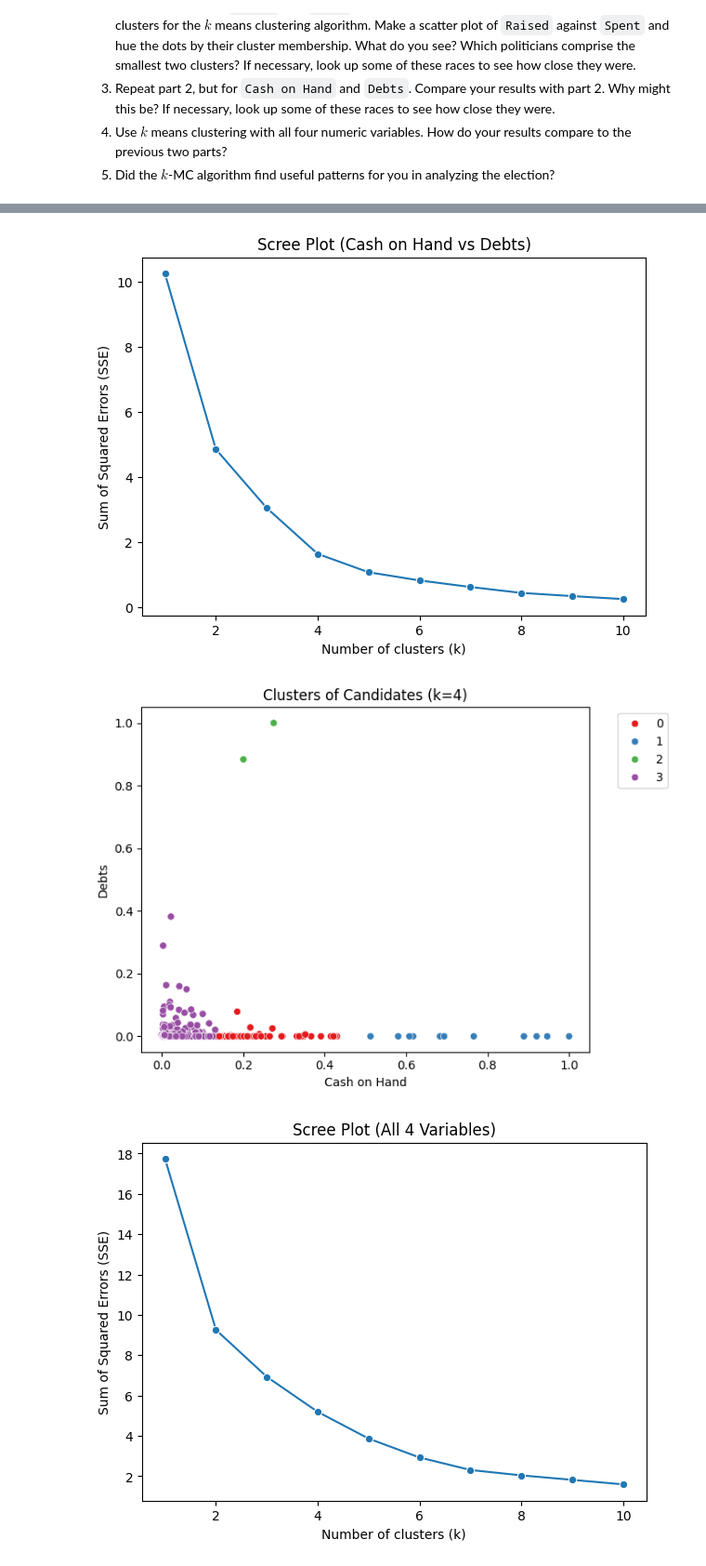
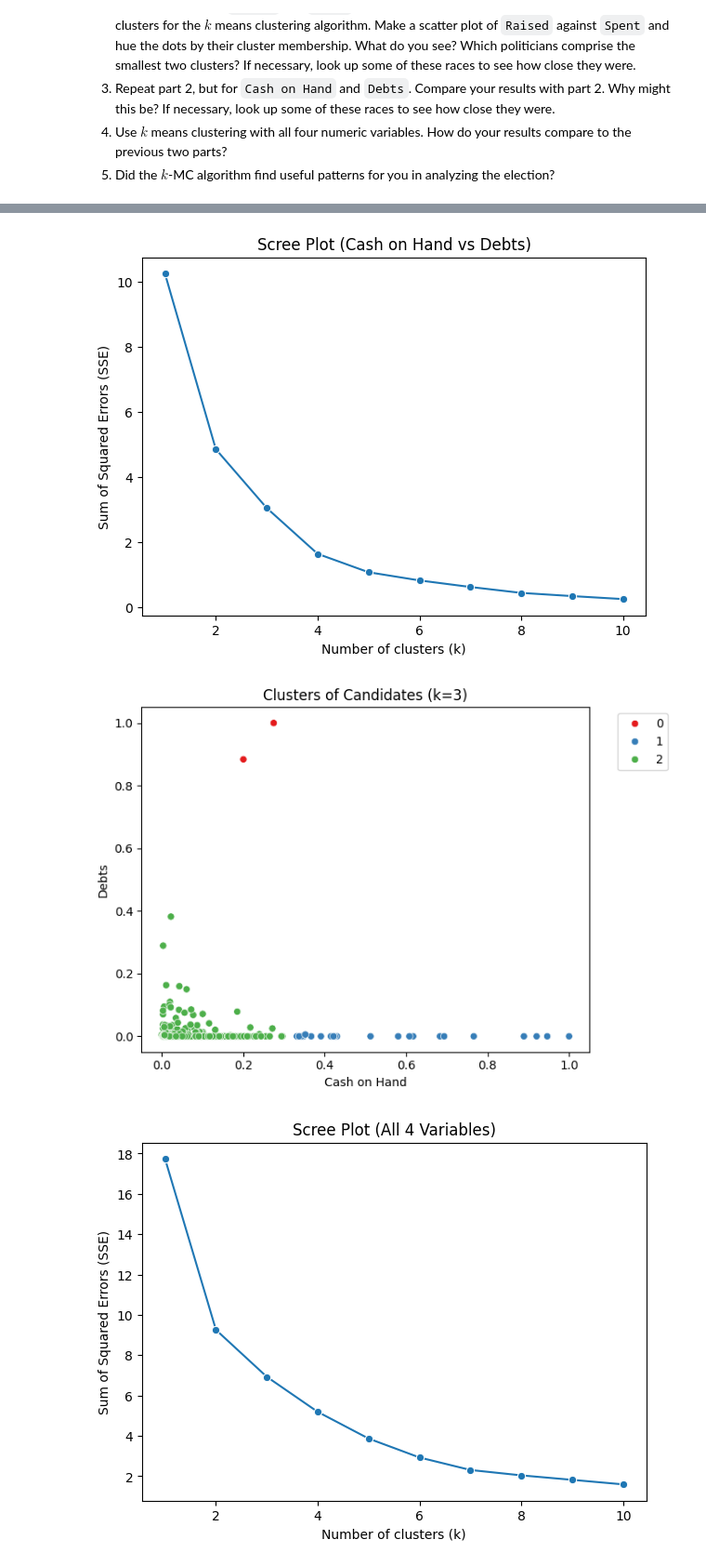
Before and after one commit to bburt26/clustering_assignment, a Jupyter notebook: assignment_clustering.ipynb, the cells around one changed output, grey strips where cells are left out. Shown at 93% size. Drawn from its saved outputs; the diff is of its cells as text; code cells hidden in the pictures.

```diff
--- a/assignment_clustering.ipynb
+++ b/assignment_clustering.ipynb
@@ -282,35 +307,49 @@ X_norm = X.apply(maxmin)
 
 k_bar = 10
 SSE = []
 for k in range(1, k_bar + 1):
     model = KMeans(n_clusters=k, max_iter=300, n_init=10, random_state=0)
     model.fit(X_norm)
     SSE.append(model.inertia_)
 
 plt.figure(figsize=(7,5))
 sns.lineplot(x=np.arange(1, k_bar+1), y=SSE, marker="o")
 plt.title("Scree Plot (Cash on Hand vs Debts)")
 plt.xlabel("Number of clusters (k)")
 plt.ylabel("Sum of Squared Errors (SSE)")
 plt.show()
 
-optimal_k = 4
+optimal_k = 3
 kmeans = KMeans(n_clusters=optimal_k, max_iter=300, n_init=10, random_state=0)
 X_norm['Cluster'] = kmeans.fit_predict(X_norm)
 
 plt.figure(figsize=(7,5))
 sns.scatterplot(
     data=X_norm,
     x='Cash on Hand', y='Debts',
     hue='Cluster', palette='Set1'
 )
 plt.title(f"Clusters of Candidates (k={optimal_k})")
 plt.legend(bbox_to_anchor=(1.05, 1), loc='upper left')
 plt.tight_layout()
 plt.show()
+
+# Compared to part 2, this scree plot has a "rounder" elbow, meaning the optimal
+# cluster number isn't as evident. Clusters 1 and 2 separate the data greatly, as evidenced
+# by the steep drop off after these points, but it begins to flatten around 3.
+# Additionally, the Cluster with Kmeans scatter plot is much different.
+# Instead of there being a positive linear relationship between the x and y variables,
+# here we see a flatline along y = 0. The graph indicates that most debt
+# is found with candidates that have the lowest cash on hand. After about
+# x = 0.2, virtually no candidates have debt, regardless of their cash on hand amount.
+# This makes sense, as candidates, either because they're in smaller, poorer districts
+# or are new to the political scene may not have the cash reserves an established incumbent
+# in an affluent district has. So, they look to take loans to finance their campaign. Convsersely,
+# those with more money don't need to take loans since they have sufficient cash on hand
+# to finance their campaigns.
 # %% [output]
 [figure]
-[figure, old version]
+[figure, new version]
 # %%
 # 2.4 How do your results compare to the previous two parts?
 
```
Also changed, not shown: parts of 3 cells of this notebook.
